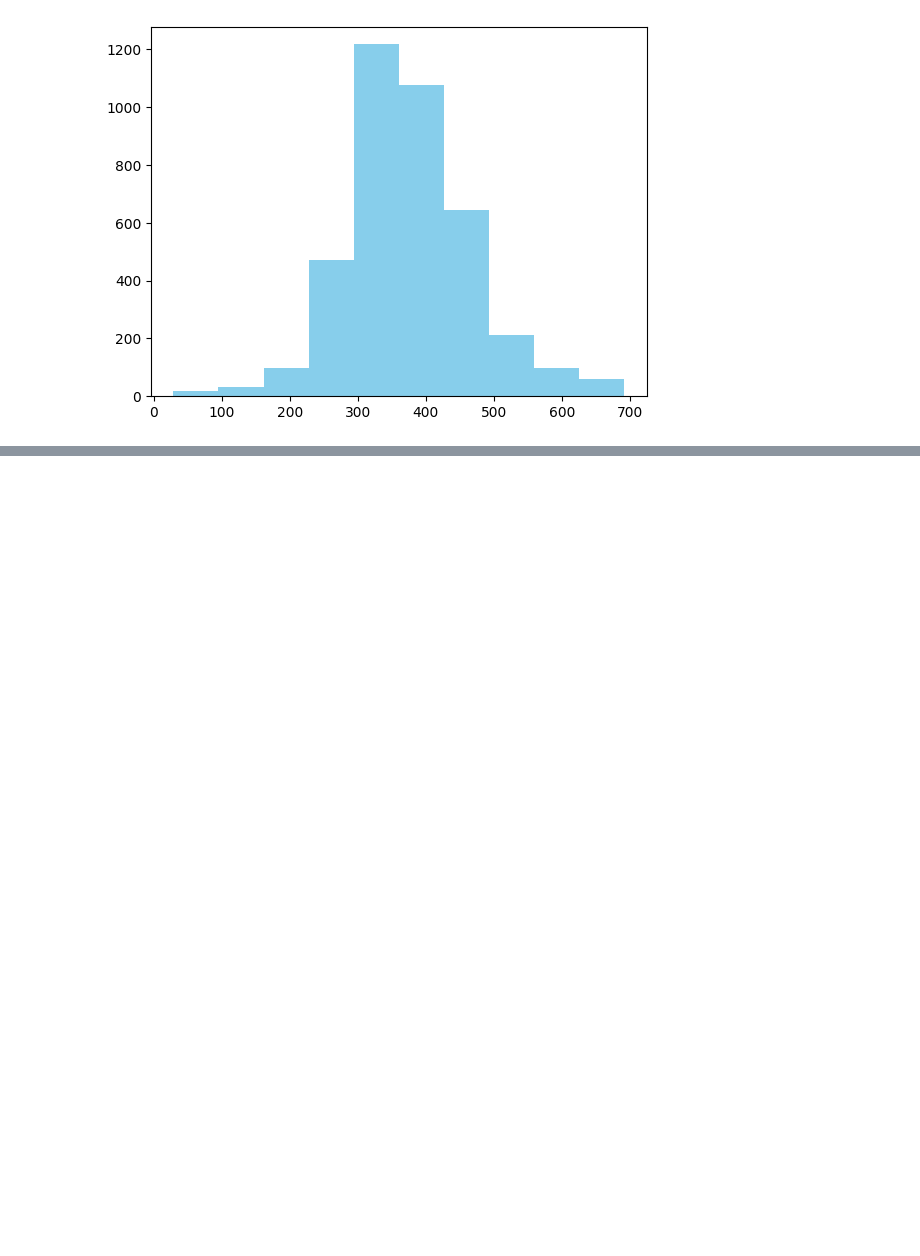
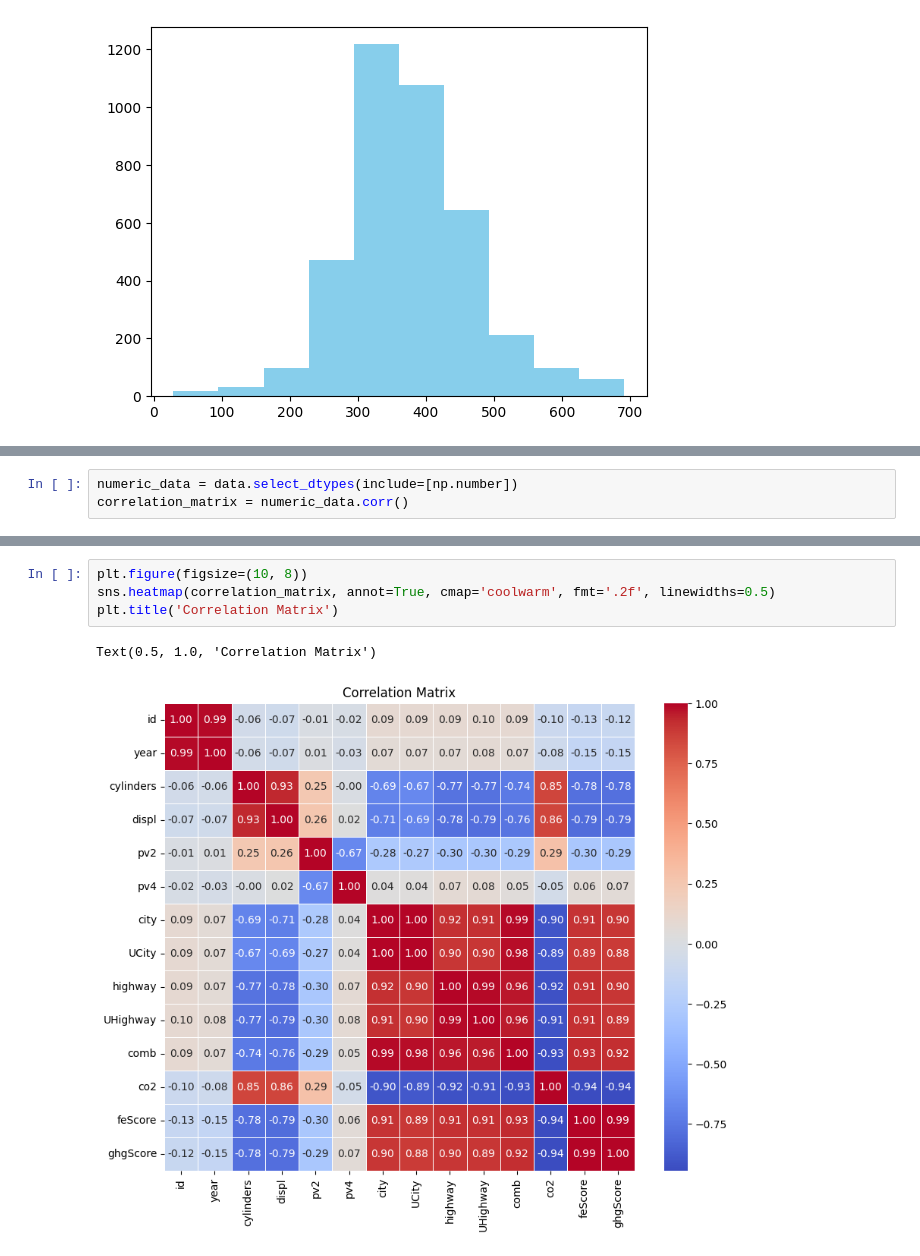
Before and after one commit to buwituze/Project-Plotting-Group1, a Jupyter notebook: test.ipynb, the cells around one changed output, grey strips where cells are left out. Cells and saved outputs as stored; diff of their text form; blank space fills up the shorter version.

```diff
--- a/test.ipynb
+++ b/test.ipynb
@@ -63,0 +85,3 @@ plt.hist(data['co2'],color='skyblue',bins= 10)
+# %%
+numeric_data = data.select_dtypes(include=[np.number])
+correlation_matrix = numeric_data.corr()
@@ -63,0 +108,7 @@ plt.hist(data['co2'],color='skyblue',bins= 10)
+# %%
+plt.figure(figsize=(10, 8))
+sns.heatmap(correlation_matrix, annot=True, cmap='coolwarm', fmt='.2f', linewidths=0.5)
+plt.title('Correlation Matrix')
+# %% [output]
+Text(0.5, 1.0, 'Correlation Matrix')
+[figure, added]
```
Also changed, not shown: parts of 3 cells of this notebook.
